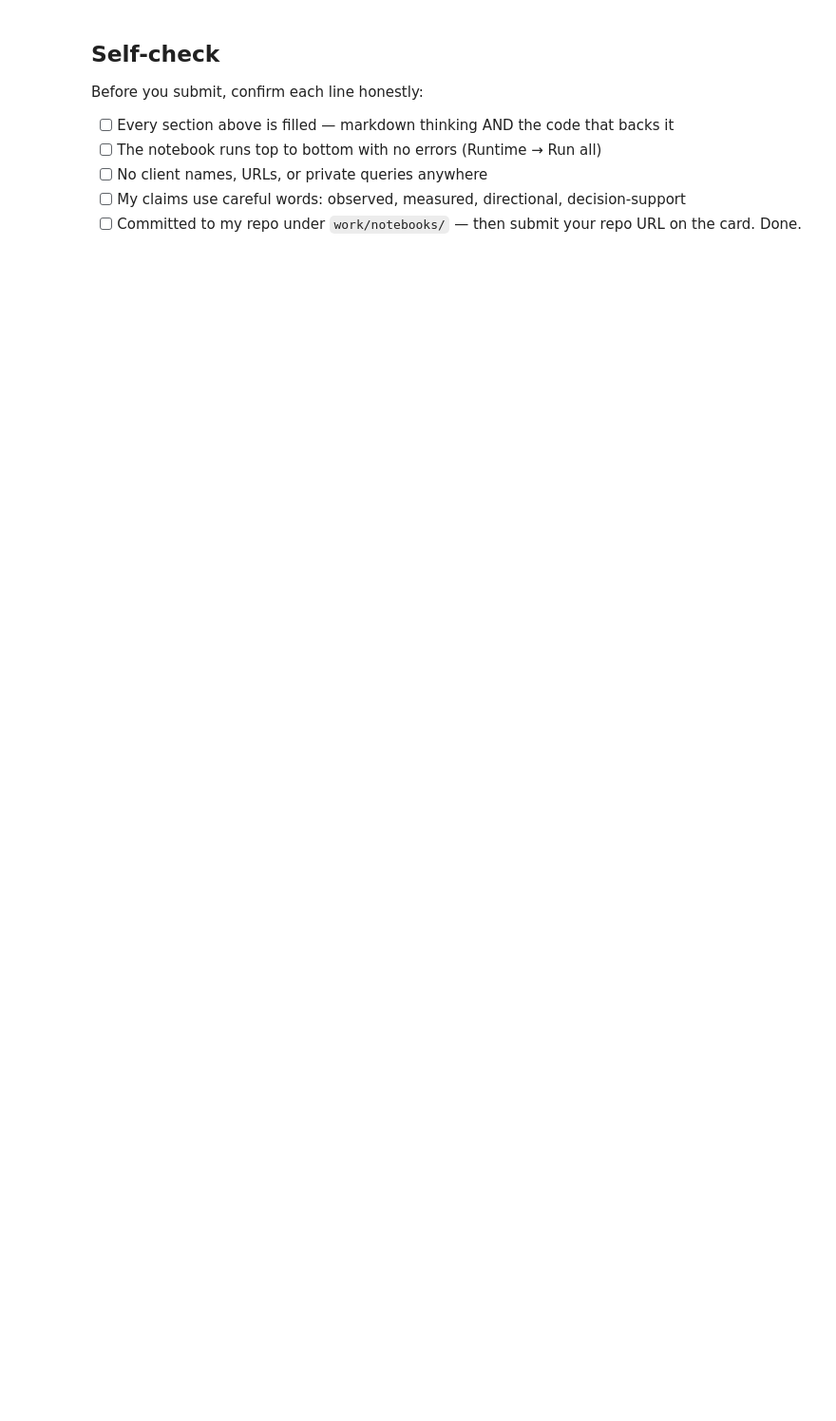
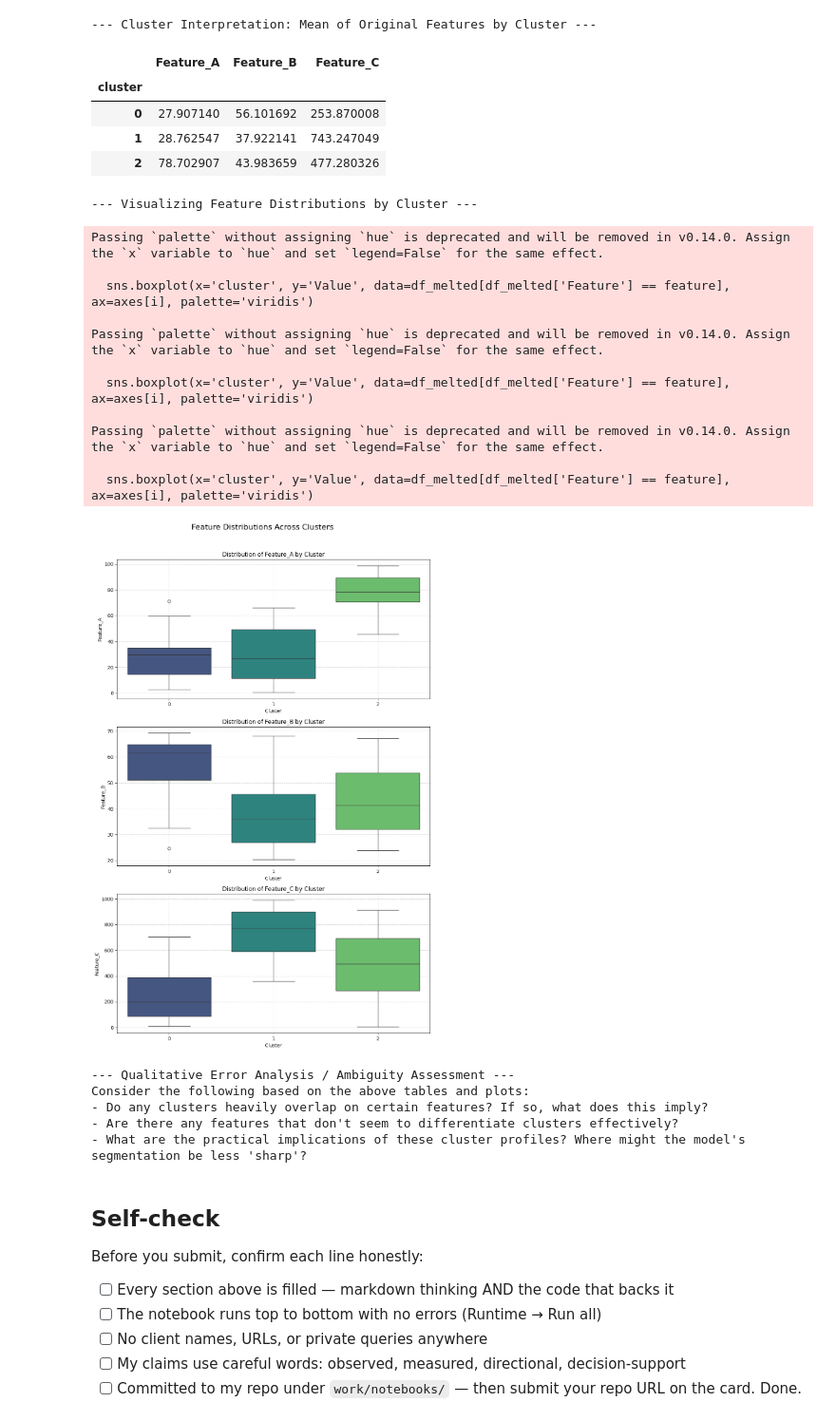
Before and after one commit to hkamran808/ml-internship-flyrank, a Jupyter notebook: work/notebooks/w05_model.ipynb, the cells around one changed output. Shown at 95% size. Cells and saved outputs as stored; diff of their text form; code cells hidden in the pictures; blank space fills up the shorter version.

```diff
--- a/work/notebooks/w05_model.ipynb
+++ b/work/notebooks/w05_model.ipynb
@@ -37,3 +215,74 @@ This skeleton is yours to fill. Work the sections **in order** — each one has
+# %%
+# This cell is for CODE (numbers, a query, a check).
+# Write your text answer in the cell ABOVE this one — typing sentences here breaks Run All.
+
+# Assuming 'df' now contains the 'cluster' column from the previous cell.
+# And 'feature_columns' holds the names of the original features used for clustering.
+
+if 'cluster' not in df.columns:
+    print("Please run the previous cell (K-Means training) to get cluster assignments.")
+else:
+    print("\n--- Cluster Interpretation: Mean of Original Features by Cluster ---")
+    cluster_means = df.groupby('cluster')[feature_columns].mean()
+    display(cluster_means)
+
+    # --- Visualization of Cluster Characteristics ---
+    # This helps in visually interpreting what each cluster represents.
+    import matplotlib.pyplot as plt
+    import seaborn as sns
+
+    # Melt the dataframe for easier plotting with seaborn
+    df_melted = df.melt(id_vars=['cluster'], value_vars=feature_columns, var_name='Feature', value_name='Value')
+
+    print("\n--- Visualizing Feature Distributions by Cluster ---")
+    fig, axes = plt.subplots(len(feature_columns), 1, figsize=(10, 5 * len(feature_columns)))
+    fig.suptitle('Feature Distributions Across Clusters', y=1.02, fontsize=16)
+
+    for i, feature in enumerate(feature_columns):
+        sns.boxplot(x='cluster', y='Value', data=df_melted[df_melted['Feature'] == feature], ax=axes[i], palette='viridis')
+        axes[i].set_title(f'Distribution of {feature} by Cluster')
+        axes[i].set_xlabel('Cluster')
+        axes[i].set_ylabel(feature)
+        axes[i].grid(True, linestyle='--', alpha=0.6)
+
+    plt.tight_layout()
+    plt.show()
+
+    # Example of interpreting one cluster (replace with your actual interpretation)
+    # print("\nInterpretation example for Cluster 0:")
+    # print("Based on the cluster means, Cluster 0 appears to represent customers with X, Y, Z characteristics...")
+    # print("There is some overlap in Feature_A with Cluster 1, indicating a potential ambiguity in this dimension.")
+
+    print("\n--- Qualitative Error Analysis / Ambiguity Assessment ---")
+    print("Consider the following based on the above tables and plots:")
+    print("- Do any clusters heavily overlap on certain features? If so, what does this imply?")
+    print("- Are there any features that don't seem to differentiate clusters effectively?")
+    print("- What are the practical implications of these cluster profiles? Where might the model's segmentation be less 'sharp'?")
+# %% [output]
+--- Cluster Interpretation: Mean of Original Features by Cluster ---
+|  | Feature_A | Feature_B | Feature_C |
+| cluster |  |  |  |
+| 0 | 27.907140 | 56.101692 | 253.870008 |
+| 1 | 28.762547 | 37.922141 | 743.247049 |
+| 2 | 78.702907 | 43.983659 | 477.280326 |
+--- Visualizing Feature Distributions by Cluster ---
+Passing `palette` without assigning `hue` is deprecated and will be removed in v0.14.0. Assign the `x` variable to `hue` and set `legend=False` for the same effect.
+
+  sns.boxplot(x='cluster', y='Value', data=df_melted[df_melted['Feature'] == feature], ax=axes[i], palette='viridis')
+
+Passing `palette` without assigning `hue` is deprecated and will be removed in v0.14.0. Assign the `x` variable to `hue` and set `legend=False` for the same effect.
+
+  sns.boxplot(x='cluster', y='Value', data=df_melted[df_melted['Feature'] == feature], ax=axes[i], palette='viridis')
+
+Passing `palette` without assigning `hue` is deprecated and will be removed in v0.14.0. Assign the `x` variable to `hue` and set `legend=False` for the same effect.
+
+  sns.boxplot(x='cluster', y='Value', data=df_melted[df_melted['Feature'] == feature], ax=axes[i], palette='viridis')
+[figure, added]
+--- Qualitative Error Analysis / Ambiguity Assessment ---
+Consider the following based on the above tables and plots:
+- Do any clusters heavily overlap on certain features? If so, what does this imply?
+- Are there any features that don't seem to differentiate clusters effectively?
+- What are the practical implications of these cluster profiles? Where might the model's segmentation be less 'sharp'?
 # %% [markdown]
 ## Self-check
 
```
Also changed, not shown: parts of 14 cells of this notebook.
